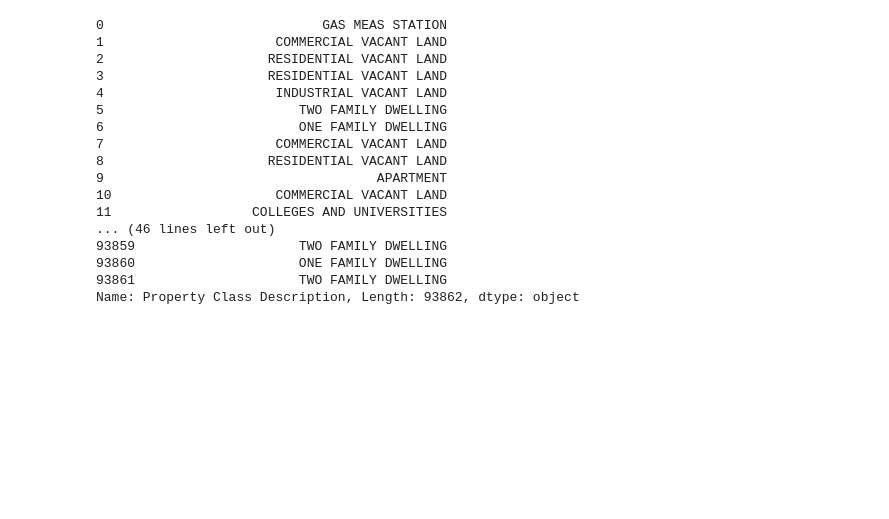
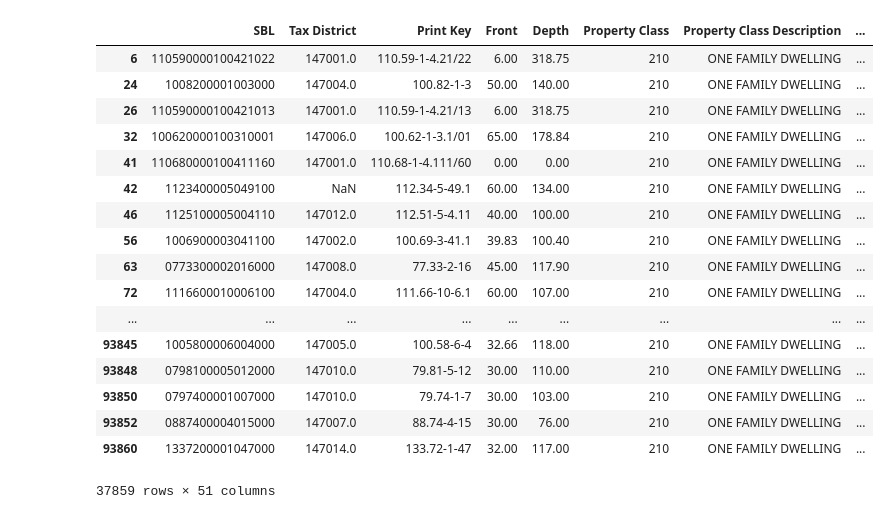
Before and after one commit to Josephslee99/CSE4-587Project, a Jupyter notebook: random_codes.ipynb, the cells around one changed output. Cells and saved outputs as stored; diff of their text form; code cells hidden in the pictures; blank space fills up the shorter version.

```diff
--- a/random_codes.ipynb
+++ b/random_codes.ipynb
@@ -3,21 +12,23 @@ import pandas as pd
 # %%
-dataset = pd.read_csv('2019-2020_Assessment_Roll - Copy.csv')
-count(dataset['Property Class Description']
+dataset = pd.read_csv('Dataset/2019-2020_Assessment_Roll - Copy.csv')
+dataset[dataset['Property Class Description']=='ONE FAMILY DWELLING']
+dataset[dataset['Property Class Description']=='TWO FAMILY DWELLING']
 # %% [output]
+|  | SBL | Tax District | Print Key | Front | Depth | Property Class | Property Class Description | ... |
+| 6 | 110590000100421022 | 147001.0 | 110.59-1-4.21/22 | 6.00 | 318.75 | 210 | ONE FAMILY DWELLING | ... |
+| 24 | 1008200001003000 | 147004.0 | 100.82-1-3 | 50.00 | 140.00 | 210 | ONE FAMILY DWELLING | ... |
+| 26 | 110590000100421013 | 147001.0 | 110.59-1-4.21/13 | 6.00 | 318.75 | 210 | ONE FAMILY DWELLING | ... |
+| 32 | 100620000100310001 | 147006.0 | 100.62-1-3.1/01 | 65.00 | 178.84 | 210 | ONE FAMILY DWELLING | ... |
+| 41 | 110680000100411160 | 147001.0 | 110.68-1-4.111/60 | 0.00 | 0.00 | 210 | ONE FAMILY DWELLING | ... |
+| 42 | 1123400005049100 | NaN | 112.34-5-49.1 | 60.00 | 134.00 | 210 | ONE FAMILY DWELLING | ... |
+| 46 | 1125100005004110 | 147012.0 | 112.51-5-4.11 | 40.00 | 100.00 | 210 | ONE FAMILY DWELLING | ... |
+| 56 | 1006900003041100 | 147002.0 | 100.69-3-41.1 | 39.83 | 100.40 | 210 | ONE FAMILY DWELLING | ... |
+| 63 | 0773300002016000 | 147008.0 | 77.33-2-16 | 45.00 | 117.90 | 210 | ONE FAMILY DWELLING | ... |
+| 72 | 1116600010006100 | 147004.0 | 111.66-10-6.1 | 60.00 | 107.00 | 210 | ONE FAMILY DWELLING | ... |
+| ... | ... | ... | ... | ... | ... | ... | ... | ... |
+| 93845 | 1005800006004000 | 147005.0 | 100.58-6-4 | 32.66 | 118.00 | 210 | ONE FAMILY DWELLING | ... |
+| 93848 | 0798100005012000 | 147010.0 | 79.81-5-12 | 30.00 | 110.00 | 210 | ONE FAMILY DWELLING | ... |
+| 93850 | 0797400001007000 | 147010.0 | 79.74-1-7 | 30.00 | 103.00 | 210 | ONE FAMILY DWELLING | ... |
+| 93852 | 0887400004015000 | 147007.0 | 88.74-4-15 | 30.00 | 76.00 | 210 | ONE FAMILY DWELLING | ... |
+| 93860 | 1337200001047000 | 147014.0 | 133.72-1-47 | 32.00 | 117.00 | 210 | ONE FAMILY DWELLING | ... |
-0                            GAS MEAS STATION
-1                      COMMERCIAL VACANT LAND
-2                     RESIDENTIAL VACANT LAND
-3                     RESIDENTIAL VACANT LAND
-4                      INDUSTRIAL VACANT LAND
-5                         TWO FAMILY DWELLING
-6                         ONE FAMILY DWELLING
-7                      COMMERCIAL VACANT LAND
-8                     RESIDENTIAL VACANT LAND
-9                                   APARTMENT
-10                     COMMERCIAL VACANT LAND
-11                  COLLEGES AND UNIVERSITIES
-... (46 lines left out)
-93859                     TWO FAMILY DWELLING
-93860                     ONE FAMILY DWELLING
-93861                     TWO FAMILY DWELLING
-Name: Property Class Description, Length: 93862, dtype: object
+37859 rows × 51 columns
```
Also changed, not shown: parts of 2 cells of this notebook, 1 other file.
